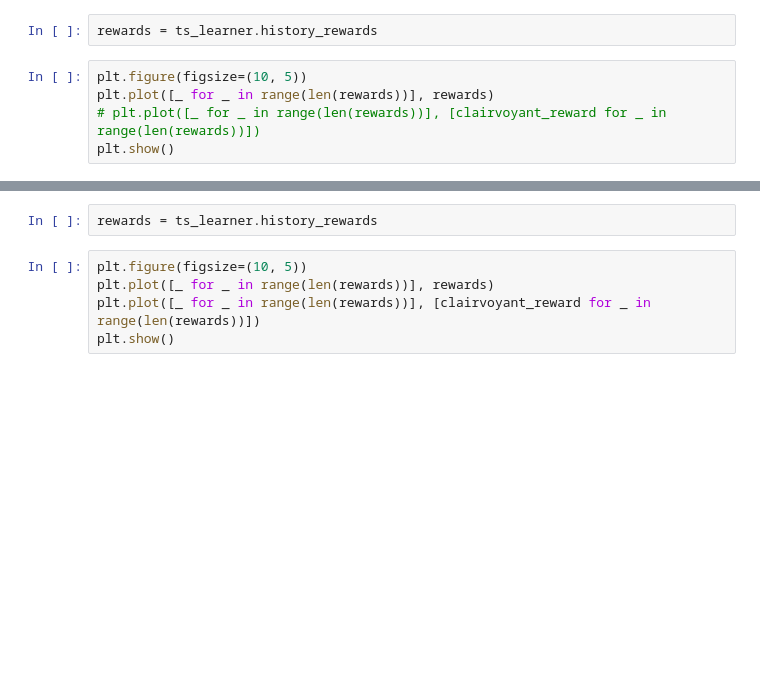
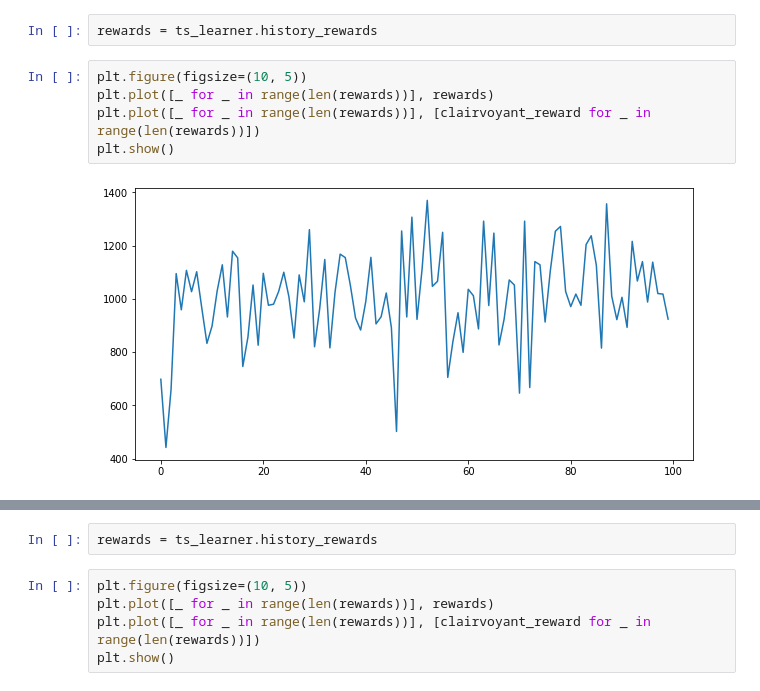
Before and after one commit to VladMarianCimpeanu/OLA_project, a Jupyter notebook: run.ipynb, the cells around one changed output, grey strips where cells are left out. Cells and saved outputs as stored; diff of their text form; blank space fills up the shorter version.

```diff
--- a/run.ipynb
+++ b/run.ipynb
@@ -210,8 +239,10 @@ rewards = ts_learner.history_rewards
 # %%
 plt.figure(figsize=(10, 5))
 plt.plot([_ for _ in range(len(rewards))], rewards)
-# plt.plot([_ for _ in range(len(rewards))], [clairvoyant_reward for _ in range(len(rewards))])
+plt.plot([_ for _ in range(len(rewards))], [clairvoyant_reward for _ in range(len(rewards))])
 plt.show()
+# %% [output]
+[figure, added]
 # %%
 for t in range(TIME_HORIZON):
     if t % 10 == 0:
```
Also changed, not shown: parts of 23 cells of this notebook, 6 other files.
